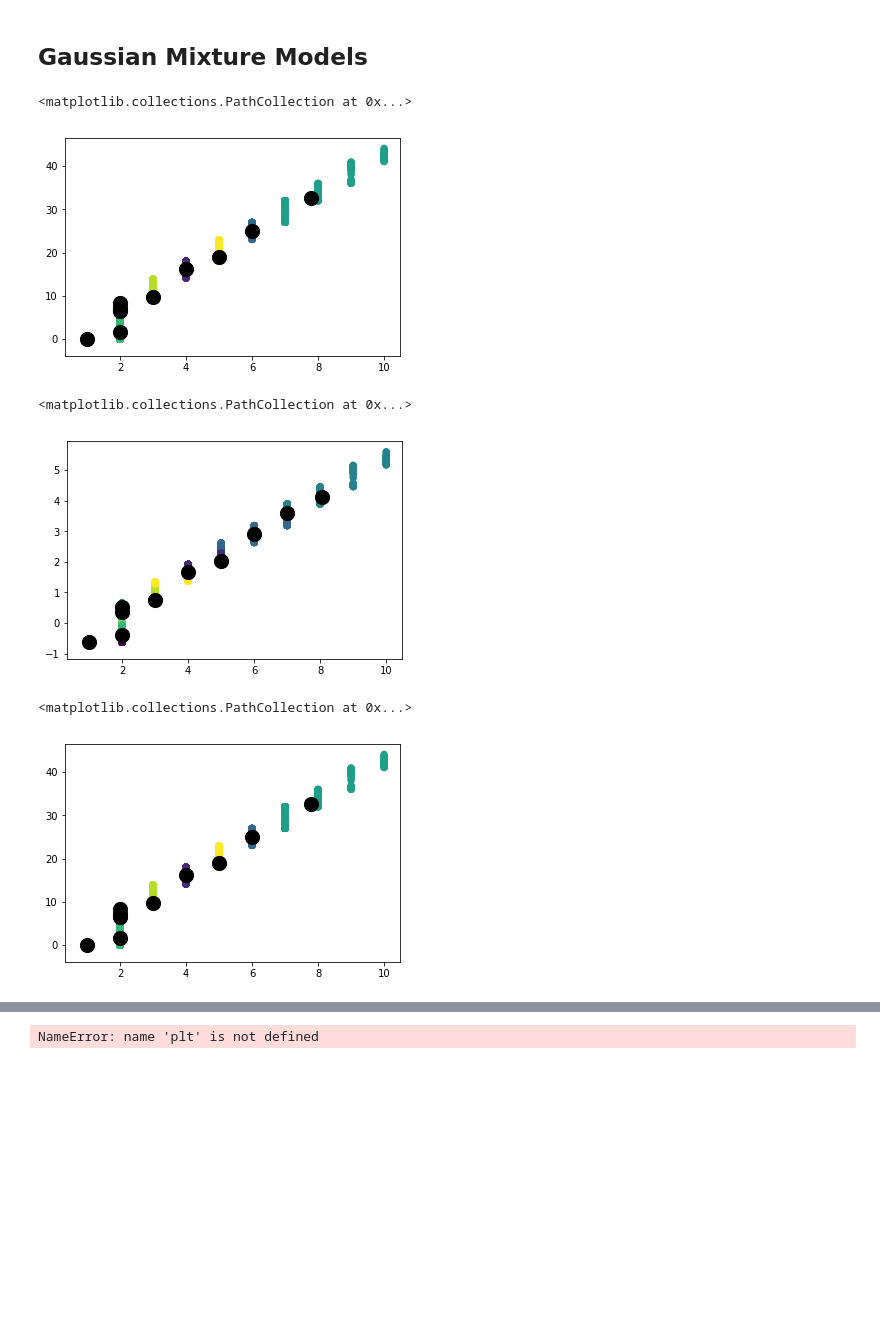
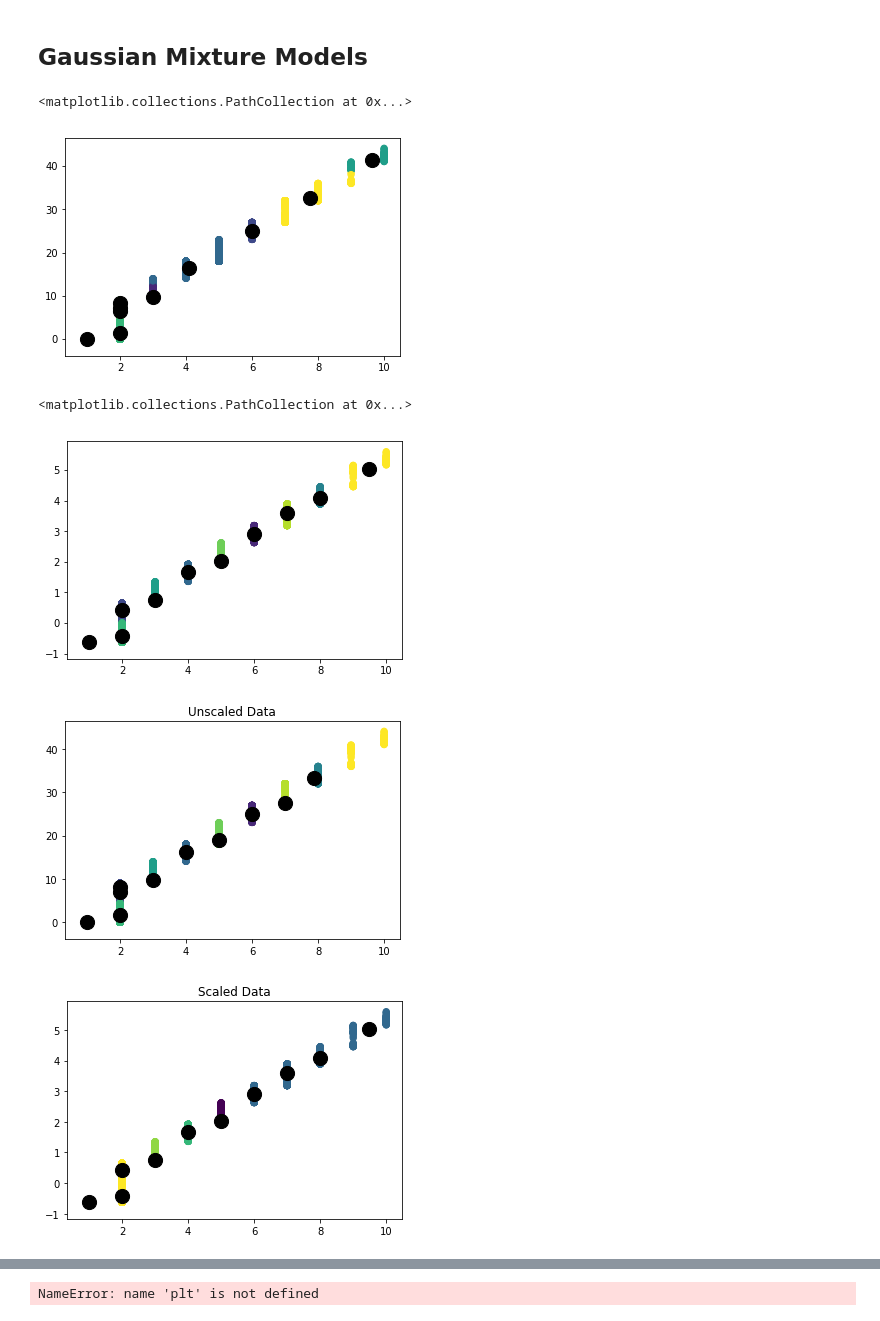
Before and after one commit to natwille1/Solar_Energy_Prediction, a Jupyter notebook: india_dataset_clustering.ipynb, the cells around one changed output, grey strips where cells are left out. Saved outputs shown, nothing was run; the diff lists cells and outputs as text; code cells hidden in the pictures; blank space fills up the shorter version.

```diff
--- a/india_dataset_clustering.ipynb
+++ b/india_dataset_clustering.ipynb
@@ -306,22 +237,22 @@ plt.scatter(centers[:, 0],  centers[:,1], c='black', s=200, alpha=1)
 # %%
 gmm = GaussianMixture(n_components=10).fit(states_load)
 centers = gmm.means_
-
+labels = gmm.predict(states_load)
 
 plt.scatter(states_load.loc[:, 'State'], states_load.loc[:, 'Load_Corrected'], c=labels, s=40, cmap='viridis')
 plt.scatter(centers[:, 0], centers[:, 1], c='black', s=200, alpha=1)
 # %% [output]
 <matplotlib.collections.PathCollection at 0x...>
-[figure, old version]
+[figure, new version]
 # %%
 ### Scaled variables
 
 gmm = GaussianMixture(n_components=10).fit(states_scaled)
 centers = gmm.means_
-
+labels = gmm.predict(states_scaled)
 
 plt.scatter(states_scaled[:,0], states_scaled[:,1], c=labels, s=40, cmap='viridis')
 plt.scatter(centers[:, 0], centers[:, 1], c='black', s=200, alpha=1)
 # %% [output]
 <matplotlib.collections.PathCollection at 0x...>
-[figure, old version]
+[figure, new version]
@@ -372,8 +259,24 @@ def plot_gmm_grid(gmm, X, label=True, ax=None):
 # %%
-gmm_cov = GaussianMixture(n_components=10, covariance_type='full')
-centers_cov = gmm.means_
+## Covariance type = full
+
+gmm_cov = GaussianMixture(n_components=10, covariance_type='full').fit(states_load)
+centers_cov = gmm_cov.means_
+labels - gmm_cov.predict(states_load)
+
+# Scaled data
+gmm_cov_scaled = GaussianMixture(n_components=10, covariance_type='full').fit(states_scaled)
+centers_cov_scaled = gmm.means_
+labels_scaled = gmm_cov.predict(states_scaled)
+
 plt.scatter(states_load.loc[:, 'State'], states_load.loc[:, 'Load_Corrected'], c=labels, s=40, cmap='viridis')
+plt.title("Unscaled Data")
 plt.scatter(centers_cov[:, 0], centers_cov[:, 1], c='black', s=200, alpha=1)
+plt.show()
+
+plt.scatter(states_scaled[:,0], states_scaled[:,1], c=labels_scaled, s=40, cmap='viridis')
+plt.title("Scaled Data")
+plt.scatter(centers_cov_scaled[:, 0], centers_cov_scaled[:, 1], c='black', s=200, alpha=1)
+plt.show()
 # %% [output]
-<matplotlib.collections.PathCollection at 0x...>
-[figure, old version]
+[figure, new version]
+[figure, added]
```
Also changed, not shown: parts of 25 cells of this notebook.
